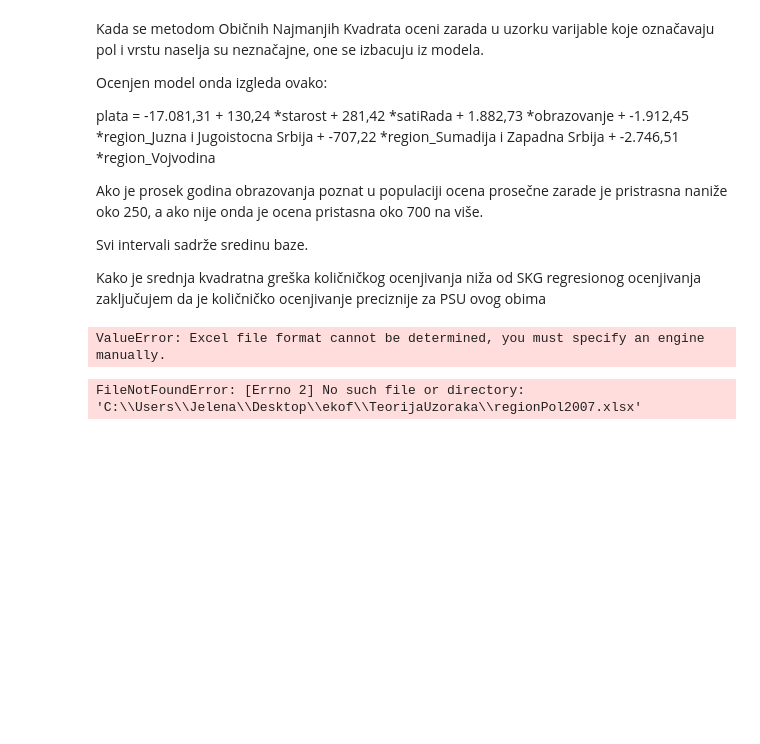
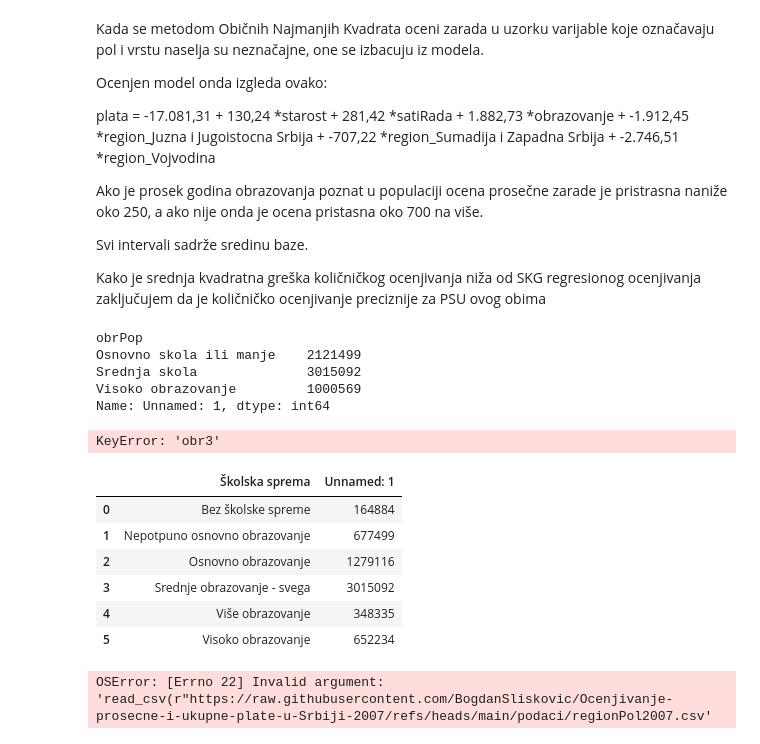
Before and after one commit to BogdanSliskovic/LSMS2007, a Jupyter notebook: TU.ipynb, the cells around one changed output. Saved outputs shown, nothing was run; the diff lists cells and outputs as text; code cells hidden in the pictures; blank space fills up the shorter version.

```diff
--- a/TU.ipynb
+++ b/TU.ipynb
@@ -1534,7 +1534,7 @@ class SSU(PSU):
 # print(f'Kombinovana kolicnicka ocena totala populacije je {form(YtotalRc)}', f'Pristrasnost {form(YtotalRc - Ytotal)}', sep='\n')
 # %%
 
-skola = pd.read_excel(r"https://github.com/BogdanSliskovic/Ocenjivanje-prosecne-i-ukupne-plate-u-Srbiji-2007/blob/main/podaci/stanovnistvoPoObrazovanju2011.xlsx")
+skola = pd.read_csv(r"https://raw.githubusercontent.com/BogdanSliskovic/Ocenjivanje-prosecne-i-ukupne-plate-u-Srbiji-2007/refs/heads/main/podaci/stanovnistvoPoObrazovanju2011.csv")
 education_mapping = {
     'Bez školske spreme': 'Osnovno skola ili manje',
     'Nepotpuno osnovno obrazovanje': 'Osnovno skola ili manje',
@@ -1543,7 +1543,9 @@ education_mapping = {
     'Više obrazovanje': 'Visoko obrazovanje',
     'Visoko obrazovanje': 'Visoko obrazovanje'
 }
+skola
 skola['obrPop'] = skola['Školska sprema'].map(education_mapping)
+skola
 skola.index = skola['Školska sprema']
 skola.pop('Školska sprema')
 skola = skola.groupby('obrPop').sum()
@@ -1567,16 +1569,31 @@ ytotalSrbGodisnje = ytotalSrb * 12 / 10**6
 pd.options.display.float_format = "{:.2f}".format
 print('Prosecna plata u Srbiji:',ybarSrb)
 print('Ocena totala mesecnih zarada u Srbiji je:',ytotalSrb.round(), 'Ocena ukupne godisnje zarade u Srbiji je:', ytotalSrbGodisnje.round(), 'miliona dinara')
-porezi = pd.read_excel(r'C:\Users\Jelena\Desktop\ekof\TeorijaUzoraka\poreziSubv2007.xlsx',index_col=0).iloc[0]
+porezi = pd.read_csv(r'read_csv(r"https://raw.githubusercontent.com/BogdanSliskovic/Ocenjivanje-prosecne-i-ukupne-plate-u-Srbiji-2007/refs/heads/main/podaci/poreziSubv2007.csv',index_col=0).iloc[0]
 netoPorez = porezi.iloc[0] - porezi.iloc[1]
-brutoPoslovniVisak = pd.read_excel(r'https://github.com/BogdanSliskovic/Ocenjivanje-prosecne-i-ukupne-plate-u-Srbiji-2007/blob/main/podaci/brutoPoslovniVisak.xlsx',index_col=0).iloc[0].iloc[0]
+brutoPoslovniVisak = pd.read_csv(r"https://raw.githubusercontent.com/BogdanSliskovic/Ocenjivanje-prosecne-i-ukupne-plate-u-Srbiji-2007/refs/heads/main/podaci/brutoPoslovniVisak.csv",index_col=0).iloc[0].iloc[0]
 BDP = ytotalSrbGodisnje + netoPorez + brutoPoslovniVisak
 print(f'Ocena BDPa je: {round(BDP,2)} miliona dinara')
 print('Stvarni BDP je bio 2623862.4 miliona dinara')
 # %% [output]
-ValueError: Excel file format cannot be determined, you must specify an engine manually.
+obrPop
+Osnovno skola ili manje    2121499
+Srednja skola              3015092
+Visoko obrazovanje         1000569
+Name: Unnamed: 1, dtype: int64
+KeyError: 'obr3'
+# %%
+pd.read_csv(r"https://raw.githubusercontent.com/BogdanSliskovic/Ocenjivanje-prosecne-i-ukupne-plate-u-Srbiji-2007/refs/heads/main/podaci/stanovnistvoPoObrazovanju2011.csv")
+# %% [output]
+|  | Školska sprema | Unnamed: 1 |
+| 0 | Bez školske spreme | 164884 |
+| 1 | Nepotpuno osnovno obrazovanje | 677499 |
+| 2 | Osnovno obrazovanje | 1279116 |
+| 3 | Srednje obrazovanje - svega | 3015092 |
+| 4 | Više obrazovanje | 348335 |
+| 5 | Visoko obrazovanje | 652234 |
 # %%
-regPol = pd.read_excel(r'C:\Users\Jelena\Desktop\ekof\TeorijaUzoraka\regionPol2007.xlsx',index_col=0)
+regPol = pd.read_csv(r'read_csv(r"https://raw.githubusercontent.com/BogdanSliskovic/Ocenjivanje-prosecne-i-ukupne-plate-u-Srbiji-2007/refs/heads/main/podaci/regionPol2007.csv',index_col=0)
 regPol.index = regPol.index.to_series().ffill()
 regPol = regPol.drop('Starosne grupe', axis = 1)
 regPol = regPol.groupby(regPol.index).sum()
@@ -1596,11 +1613,11 @@ print(ybarh)
 ybarSt = ybarh.dot(Nh)
 ytotalSrbGodisnje = (ybarSt * N) * 12 / 10**6
 print('Prosecna plata u Srbiji:',round(ybarSt,2), sep = '\n')
-porezi = pd.read_excel(r'C:\Users\Jelena\Desktop\ekof\TeorijaUzoraka\poreziSubv2007.xlsx',index_col=0).iloc[0]
+porezi = pd.read_csv(r'read_csv(r"https://raw.githubusercontent.com/BogdanSliskovic/Ocenjivanje-prosecne-i-ukupne-plate-u-Srbiji-2007/refs/heads/main/podaci/poreziSubv2007.csv',index_col=0).iloc[0]
 netoPorez = porezi.iloc[0] - porezi.iloc[1]
-brutoPoslovniVisak = pd.read_excel(r'C:\Users\Jelena\Desktop\ekof\TeorijaUzoraka\brutoPoslovniVisak.xlsx',index_col=0).iloc[0].iloc[0]
+brutoPoslovniVisak = pd.read_csv(r'read_csv(r"https://raw.githubusercontent.com/BogdanSliskovic/Ocenjivanje-prosecne-i-ukupne-plate-u-Srbiji-2007/refs/heads/main/podaci/brutoPoslovniVisak.csv',index_col=0).iloc[0].iloc[0]
 BDP = ytotalSrbGodisnje + netoPorez + brutoPoslovniVisak
 print(f'Ocena BDPa je: {round(BDP,2)} miliona dinara')
 print('Stvarni BDP je bio 2623862.4 miliona dinara')
 # %% [output]
-FileNotFoundError: [Errno 2] No such file or directory: 'C:\\Users\\Jelena\\Desktop\\ekof\\TeorijaUzoraka\\regionPol2007.xlsx'
+OSError: [Errno 22] Invalid argument: 'read_csv(r"https://raw.githubusercontent.com/BogdanSliskovic/Ocenjivanje-prosecne-i-ukupne-plate-u-Srbiji-2007/refs/heads/main/podaci/regionPol2007.csv'
```
Also changed, not shown: 1 other file.
